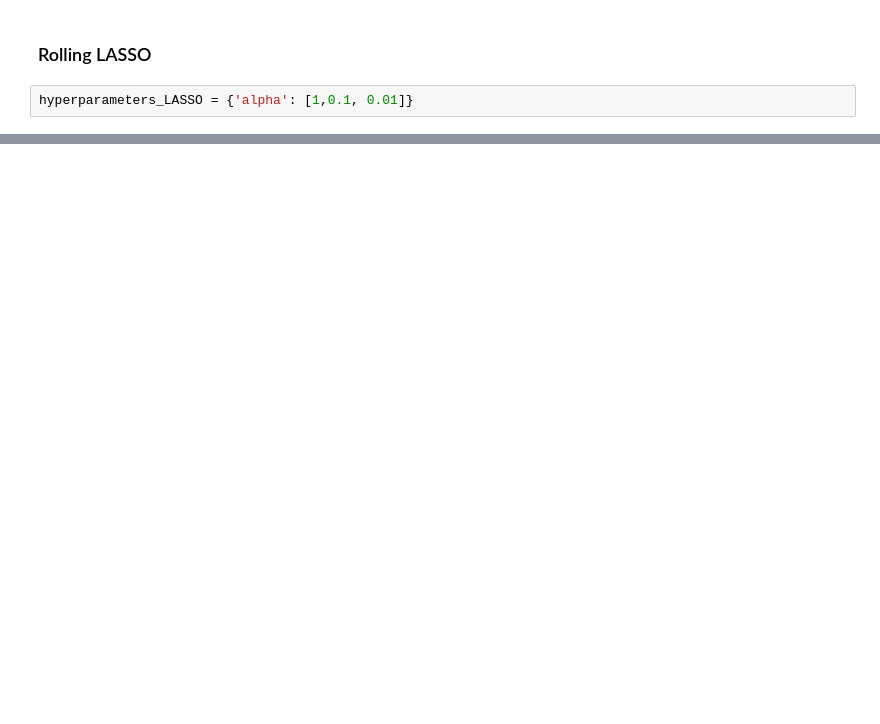
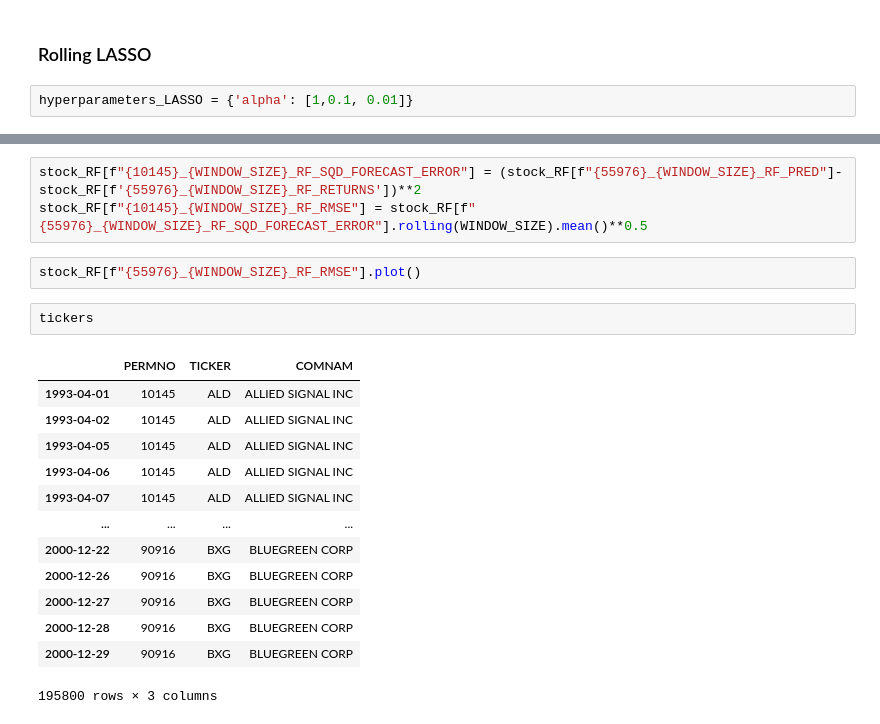
Before and after one commit to Parhamallboje/BigDatainFinance1, a Jupyter notebook: Big Data 1.ipynb, the cells around one changed output, grey strips where cells are left out. Saved outputs shown, nothing was run; the diff lists cells and outputs as text; blank space fills up the shorter version.

```diff
--- a/Big Data 1.ipynb
+++ b/Big Data 1.ipynb
@@ -134,0 +204,21 @@ for i,number in enumerate(PERMNO):
+# %%
+stock_RF[f"{10145}_{WINDOW_SIZE}_RF_SQD_FORECAST_ERROR"] = (stock_RF[f"{55976}_{WINDOW_SIZE}_RF_PRED"]-stock_RF[f'{55976}_{WINDOW_SIZE}_RF_RETURNS'])**2
+stock_RF[f"{10145}_{WINDOW_SIZE}_RF_RMSE"] = stock_RF[f"{55976}_{WINDOW_SIZE}_RF_SQD_FORECAST_ERROR"].rolling(WINDOW_SIZE).mean()**0.5
+# %%
+stock_RF[f"{55976}_{WINDOW_SIZE}_RF_RMSE"].plot()
+# %%
+tickers
+# %% [output]
+|  | PERMNO | TICKER | COMNAM |
+| 1993-04-01 | 10145 | ALD | ALLIED SIGNAL INC |
+| 1993-04-02 | 10145 | ALD | ALLIED SIGNAL INC |
+| 1993-04-05 | 10145 | ALD | ALLIED SIGNAL INC |
+| 1993-04-06 | 10145 | ALD | ALLIED SIGNAL INC |
+| 1993-04-07 | 10145 | ALD | ALLIED SIGNAL INC |
+| ... | ... | ... | ... |
+| 2000-12-22 | 90916 | BXG | BLUEGREEN CORP |
+| 2000-12-26 | 90916 | BXG | BLUEGREEN CORP |
+| 2000-12-27 | 90916 | BXG | BLUEGREEN CORP |
+| 2000-12-28 | 90916 | BXG | BLUEGREEN CORP |
+| 2000-12-29 | 90916 | BXG | BLUEGREEN CORP |
+195800 rows × 3 columns
```
Also changed, not shown: parts of 29 cells of this notebook, 3 other files.
